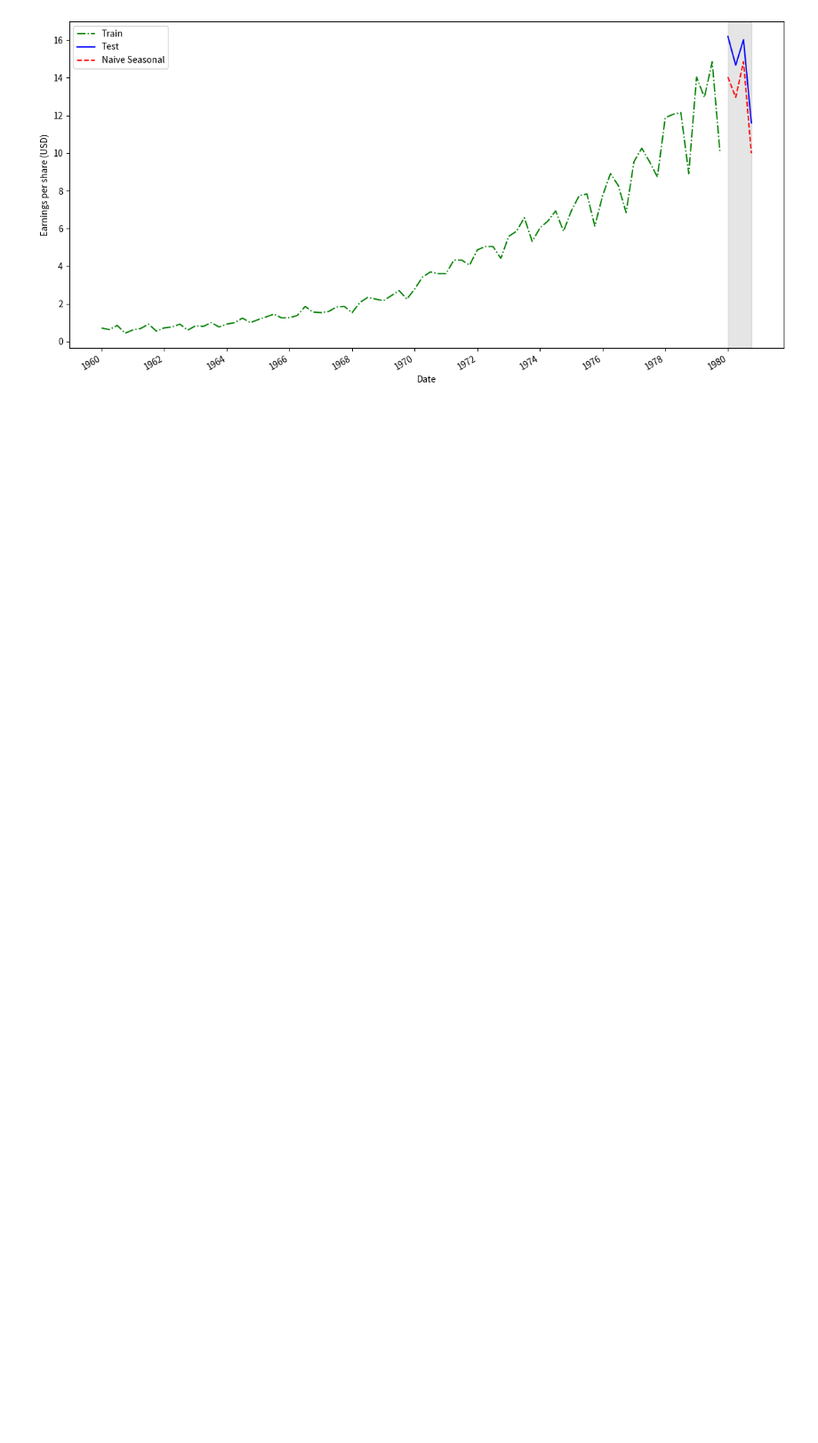
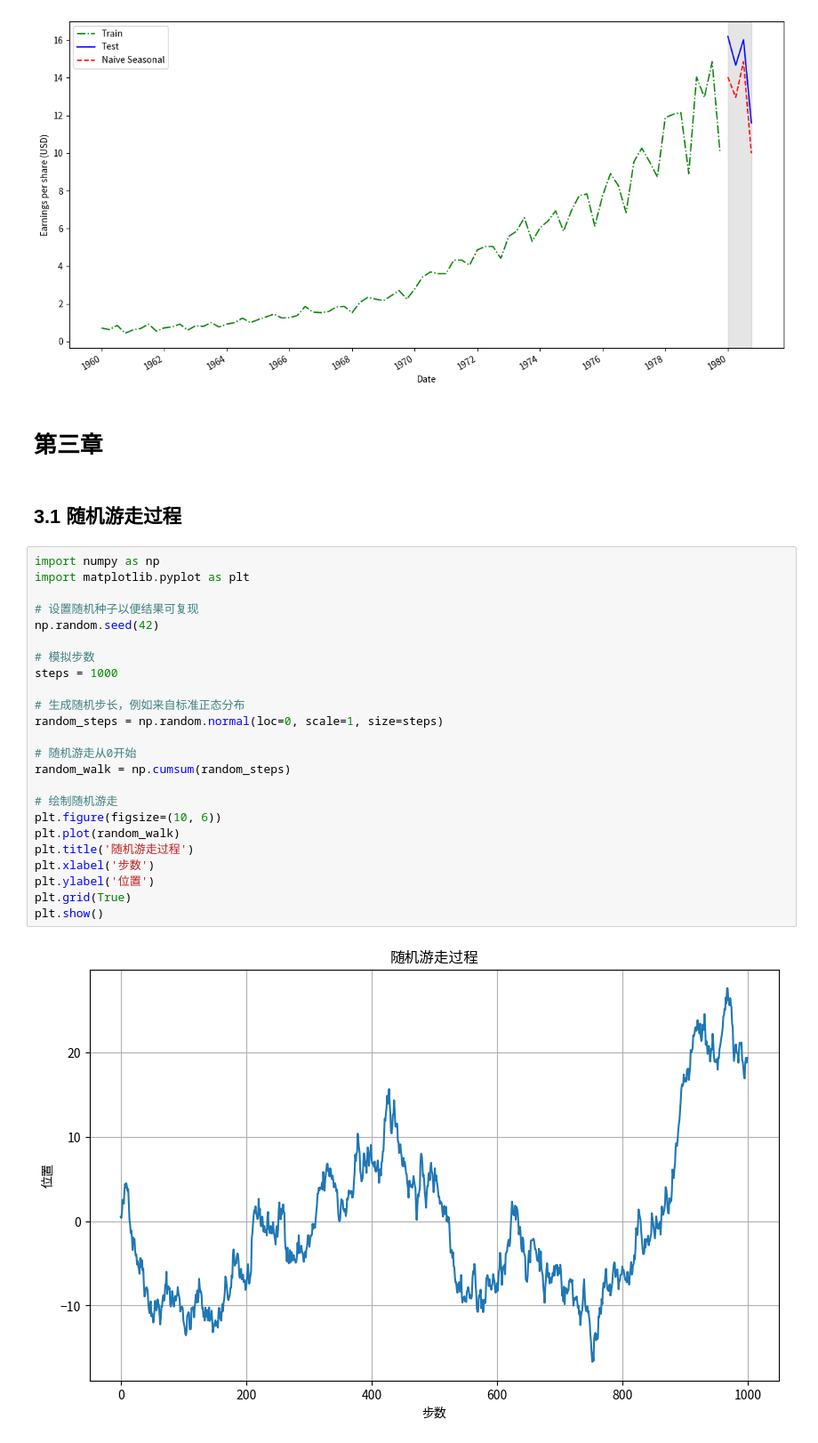
Before and after one commit to wayhome/101colab, a Jupyter notebook: forecasting.ipynb, the cells around one changed output. Shown at 89% size. Saved outputs shown, nothing was run; the diff lists cells and outputs as text; blank space fills up the shorter version.

```diff
--- a/forecasting.ipynb
+++ b/forecasting.ipynb
@@ -441,3 +428,33 @@ plt.tight_layout()
 plt.show()
 # %% [output]
 [figure]
+# %% [markdown]
+# 第三章
+# %% [markdown]
+## 3.1 随机游走过程
+# %%
+import numpy as np
+import matplotlib.pyplot as plt
+
+# 设置随机种子以便结果可复现
+np.random.seed(42)
+
+# 模拟步数
+steps = 1000
+
+# 生成随机步长，例如来自标准正态分布
+random_steps = np.random.normal(loc=0, scale=1, size=steps)
+
+# 随机游走从0开始
+random_walk = np.cumsum(random_steps)
+
+# 绘制随机游走
+plt.figure(figsize=(10, 6))
+plt.plot(random_walk)
+plt.title('随机游走过程')
+plt.xlabel('步数')
+plt.ylabel('位置')
+plt.grid(True)
+plt.show()
+# %% [output]
+[figure, added]
```
Also changed, not shown: parts of 7 cells of this notebook.
